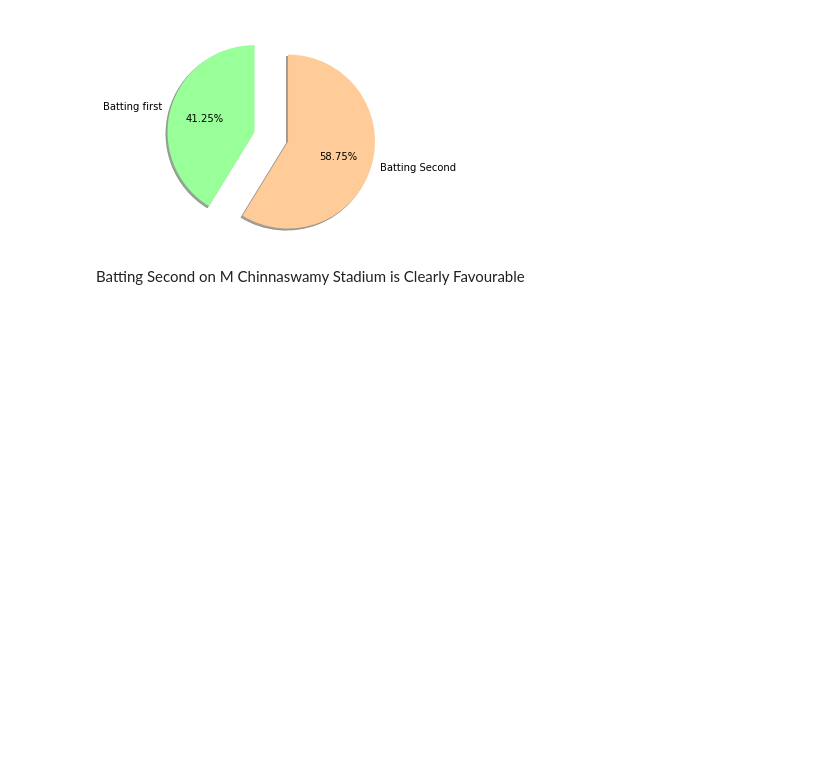
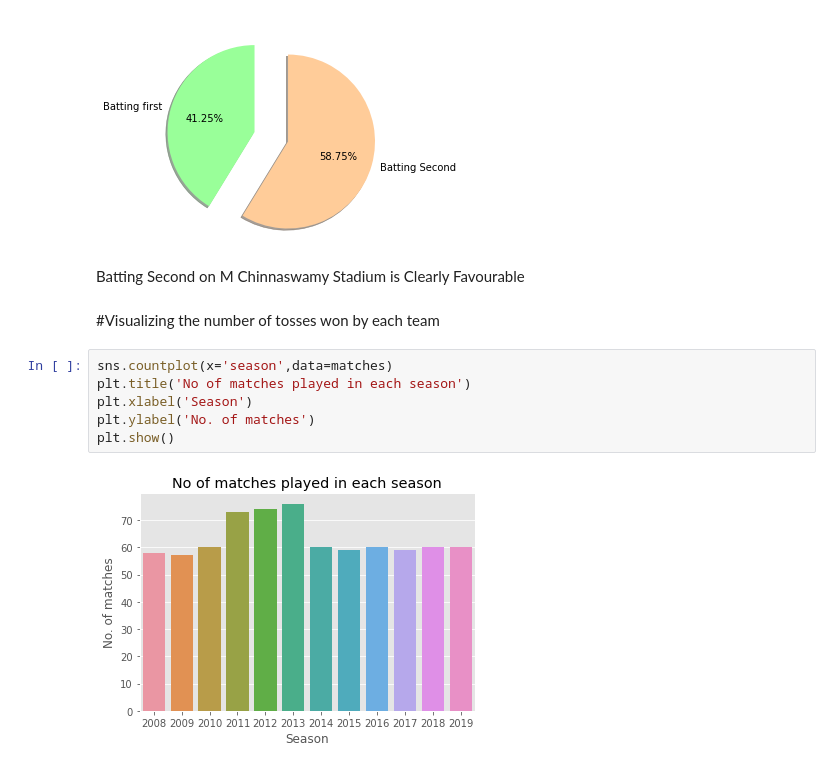
Before and after one commit to sakshamj74/IPL-Analysis, a Jupyter notebook: Matches.ipynb, the cells around one changed output. Cells and saved outputs as stored; diff of their text form; blank space fills up the shorter version.

Commit message:
matches held every season

```diff
--- a/Matches.ipynb
+++ b/Matches.ipynb
@@ -546,3 +546,13 @@ plt.show()
 [figure]
 # %% [markdown]
 Batting Second on M Chinnaswamy Stadium is Clearly Favourable
+# %% [markdown]
+#Visualizing the number of tosses won by each team
+# %%
+sns.countplot(x='season',data=matches)
+plt.title('No of matches played in each season')
+plt.xlabel('Season')
+plt.ylabel('No. of matches')
+plt.show()
+# %% [output]
+[figure, added]
```
Also changed, not shown: parts of 9 cells of this notebook.
